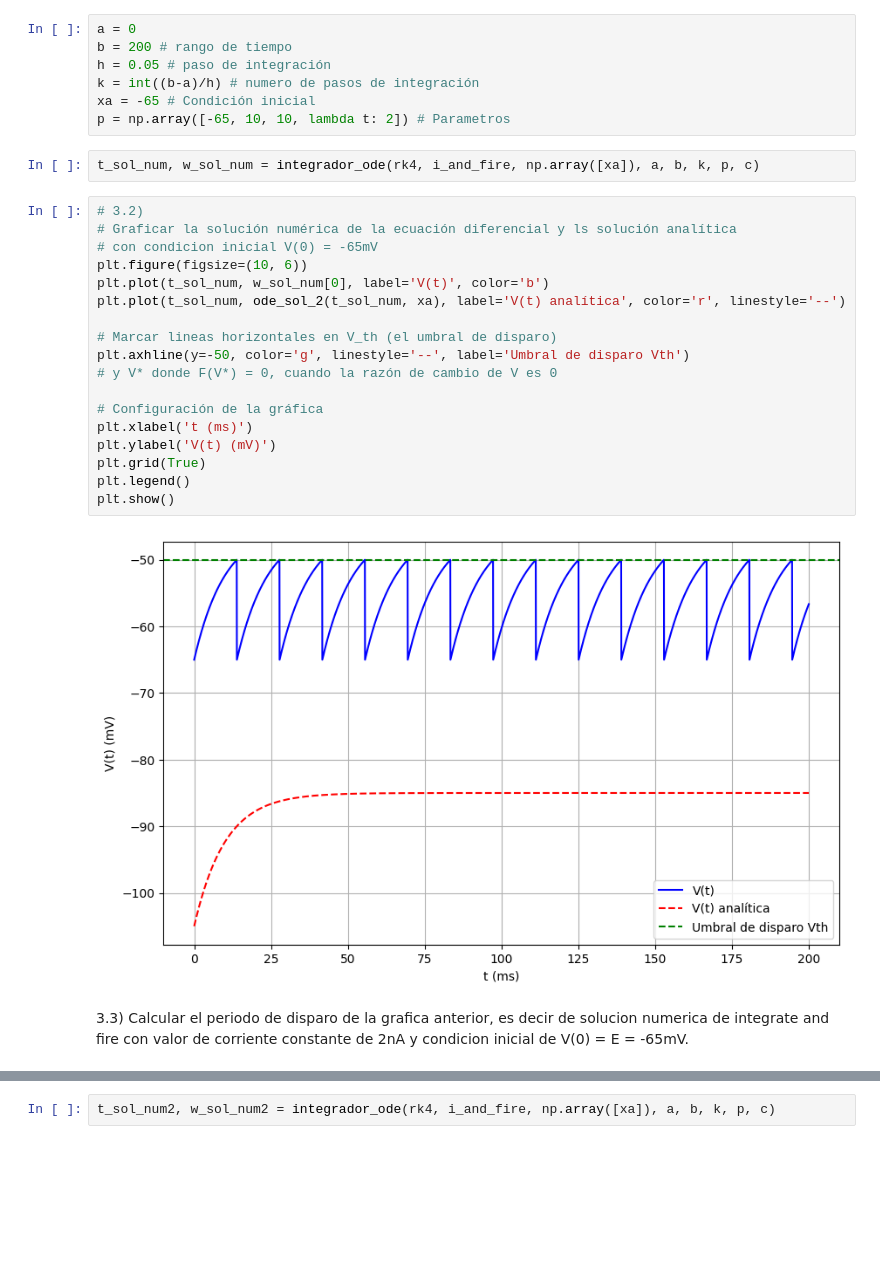
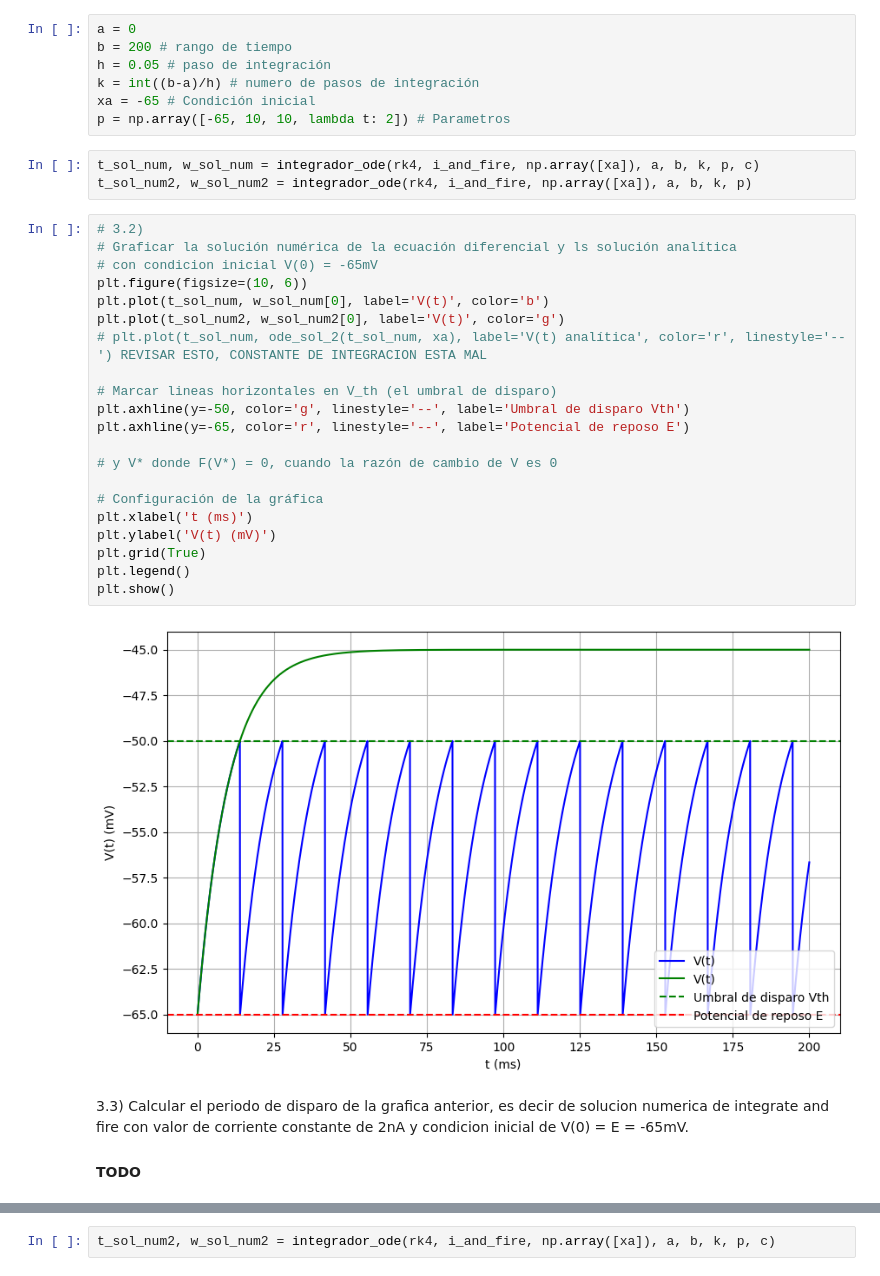
Before and after one commit to AdolfoBanchio/Redes-neuronales-2024, a Jupyter notebook: guias_ejercicios/redes_neuronales_2024_guia_5.ipynb, the cells around one changed output, grey strips where cells are left out. Drawn from its saved outputs; the diff is of its cells as text; blank space fills up the shorter version.

```diff
--- a/guias_ejercicios/redes_neuronales_2024_guia_5.ipynb
+++ b/guias_ejercicios/redes_neuronales_2024_guia_5.ipynb
@@ -480,26 +481,32 @@ xa = -65 # Condición inicial
 p = np.array([-65, 10, 10, lambda t: 2]) # Parametros
 # %%
 t_sol_num, w_sol_num = integrador_ode(rk4, i_and_fire, np.array([xa]), a, b, k, p, c)
+t_sol_num2, w_sol_num2 = integrador_ode(rk4, i_and_fire, np.array([xa]), a, b, k, p)
 # %%
 # 3.2)
 # Graficar la solución numérica de la ecuación diferencial y ls solución analítica
 # con condicion inicial V(0) = -65mV
 plt.figure(figsize=(10, 6))
 plt.plot(t_sol_num, w_sol_num[0], label='V(t)', color='b')
-plt.plot(t_sol_num, ode_sol_2(t_sol_num, xa), label='V(t) analítica', color='r', linestyle='--')
+plt.plot(t_sol_num2, w_sol_num2[0], label='V(t)', color='g')
+# plt.plot(t_sol_num, ode_sol_2(t_sol_num, xa), label='V(t) analítica', color='r', linestyle='--') REVISAR ESTO, CONSTANTE DE INTEGRACION ESTA MAL
 
 # Marcar lineas horizontales en V_th (el umbral de disparo)
 plt.axhline(y=-50, color='g', linestyle='--', label='Umbral de disparo Vth')
+plt.axhline(y=-65, color='r', linestyle='--', label='Potencial de reposo E')
+
 # y V* donde F(V*) = 0, cuando la razón de cambio de V es 0
 
 # Configuración de la gráfica
 plt.xlabel('t (ms)')
 plt.ylabel('V(t) (mV)')
 plt.grid(True)
 plt.legend()
 plt.show()
 # %% [output]
-[figure, old version]
+[figure, new version]
 # %% [markdown]
 3.3) Calcular el periodo de disparo de la grafica anterior, es decir de solucion numerica de integrate and fire con valor de corriente constante de 2nA y condicion inicial de V(0) = E = -65mV.
+
+#### TODO
 # %% [markdown]
```
Also changed, not shown: parts of 9 cells of this notebook, 8 other files.
